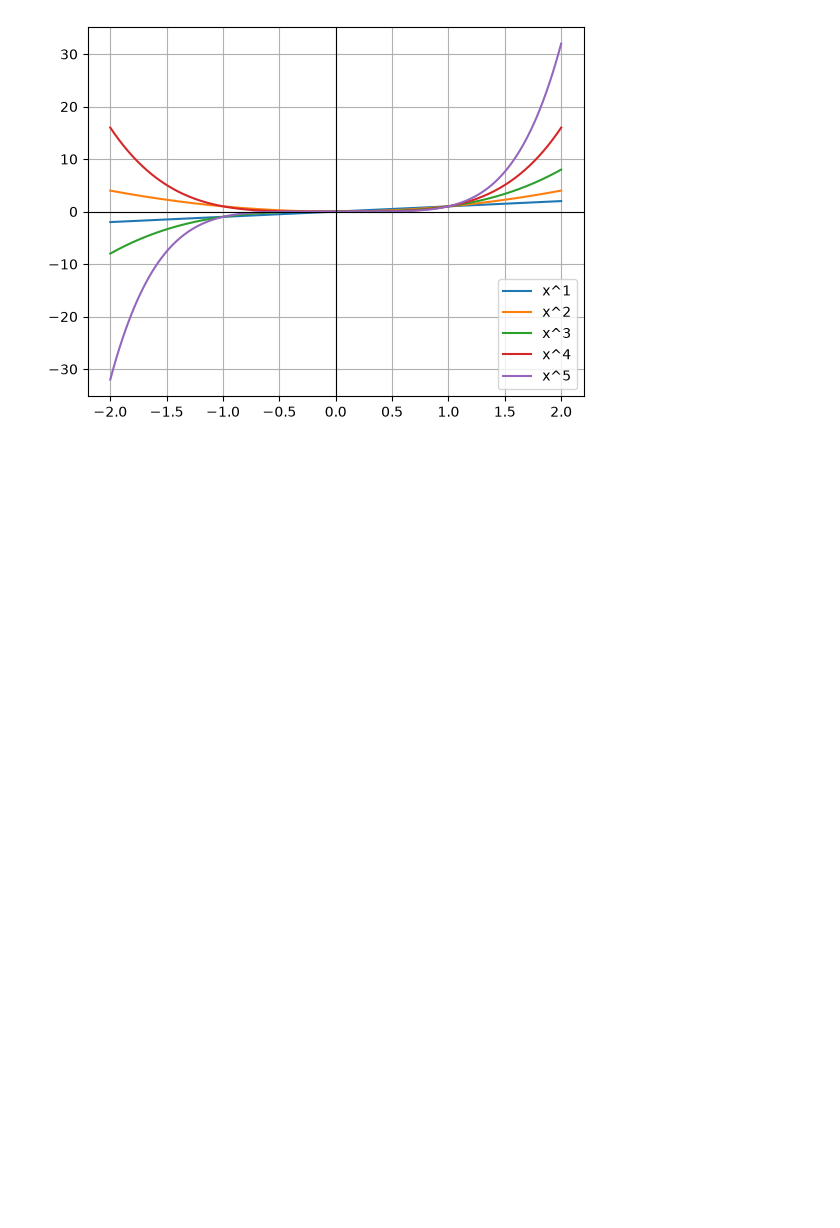
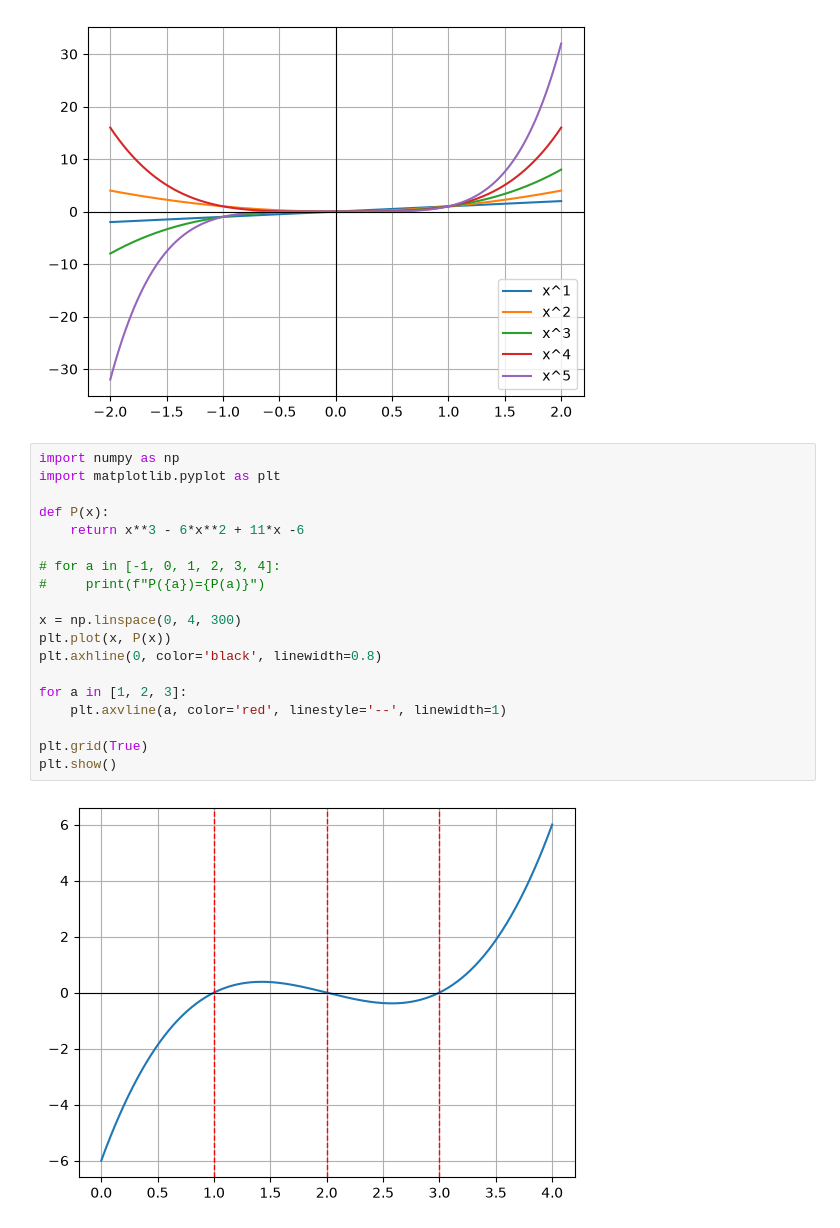
Before and after one commit to inkkadiis/python_math, a Jupyter notebook: math/01.다항식.ipynb, the cells around one changed output. Saved outputs shown, nothing was run; the diff lists cells and outputs as text; blank space fills up the shorter version.

```diff
--- a/math/01.다항식.ipynb
+++ b/math/01.다항식.ipynb
@@ -113,3 +113,24 @@ plt.axvline(0, color='black', linewidth=0.8);
 plt.show();
 # %% [output]
 [figure]
+# %%
+import numpy as np
+import matplotlib.pyplot as plt
+
+def P(x):
+    return x**3 - 6*x**2 + 11*x -6
+
+# for a in [-1, 0, 1, 2, 3, 4]:
+#     print(f"P({a})={P(a)}")
+
+x = np.linspace(0, 4, 300)
+plt.plot(x, P(x))
+plt.axhline(0, color='black', linewidth=0.8)
+
+for a in [1, 2, 3]:
+    plt.axvline(a, color='red', linestyle='--', linewidth=1)
+
+plt.grid(True)
+plt.show()
+# %% [output]
+[figure, added]
```
Also changed, not shown: parts of 2 cells of this notebook.
